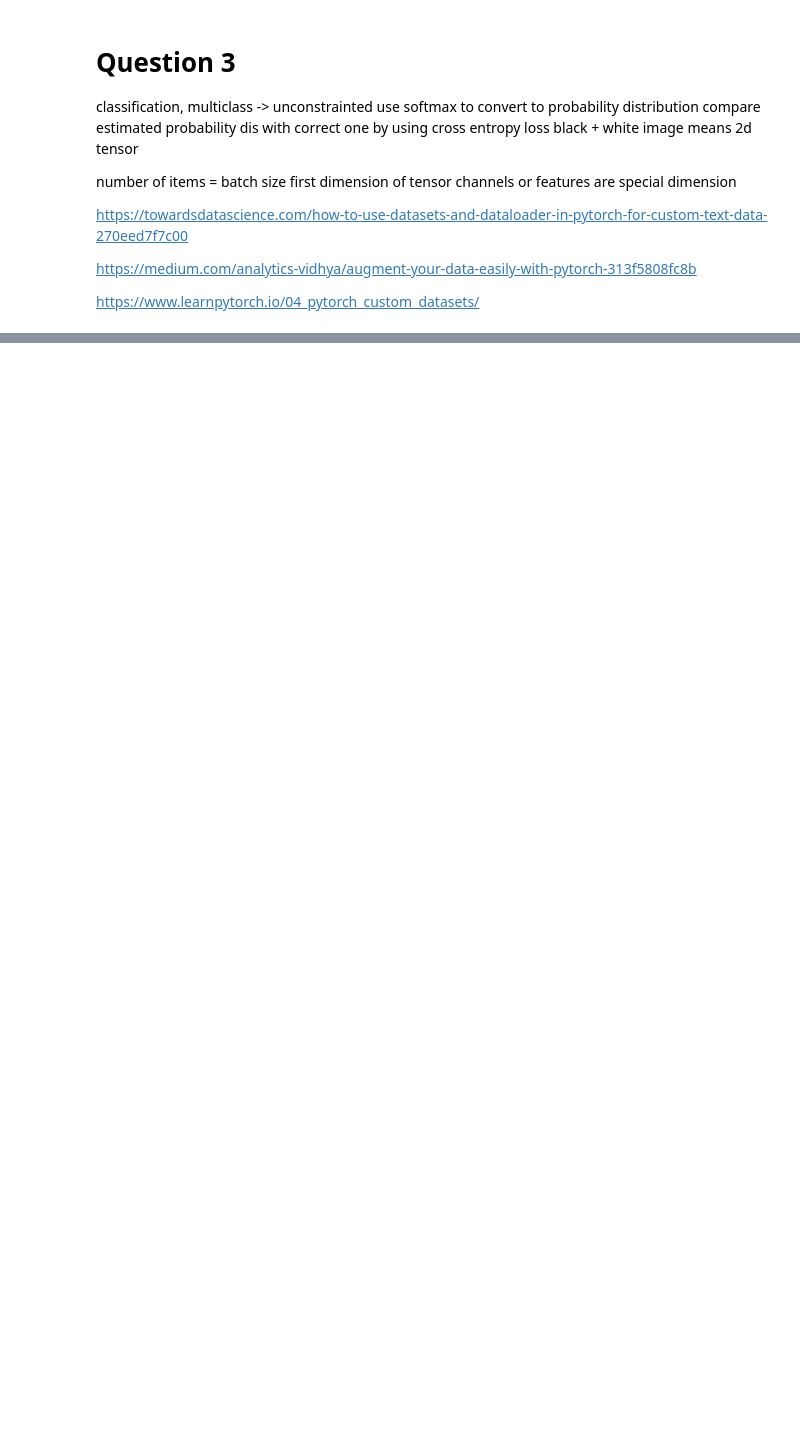
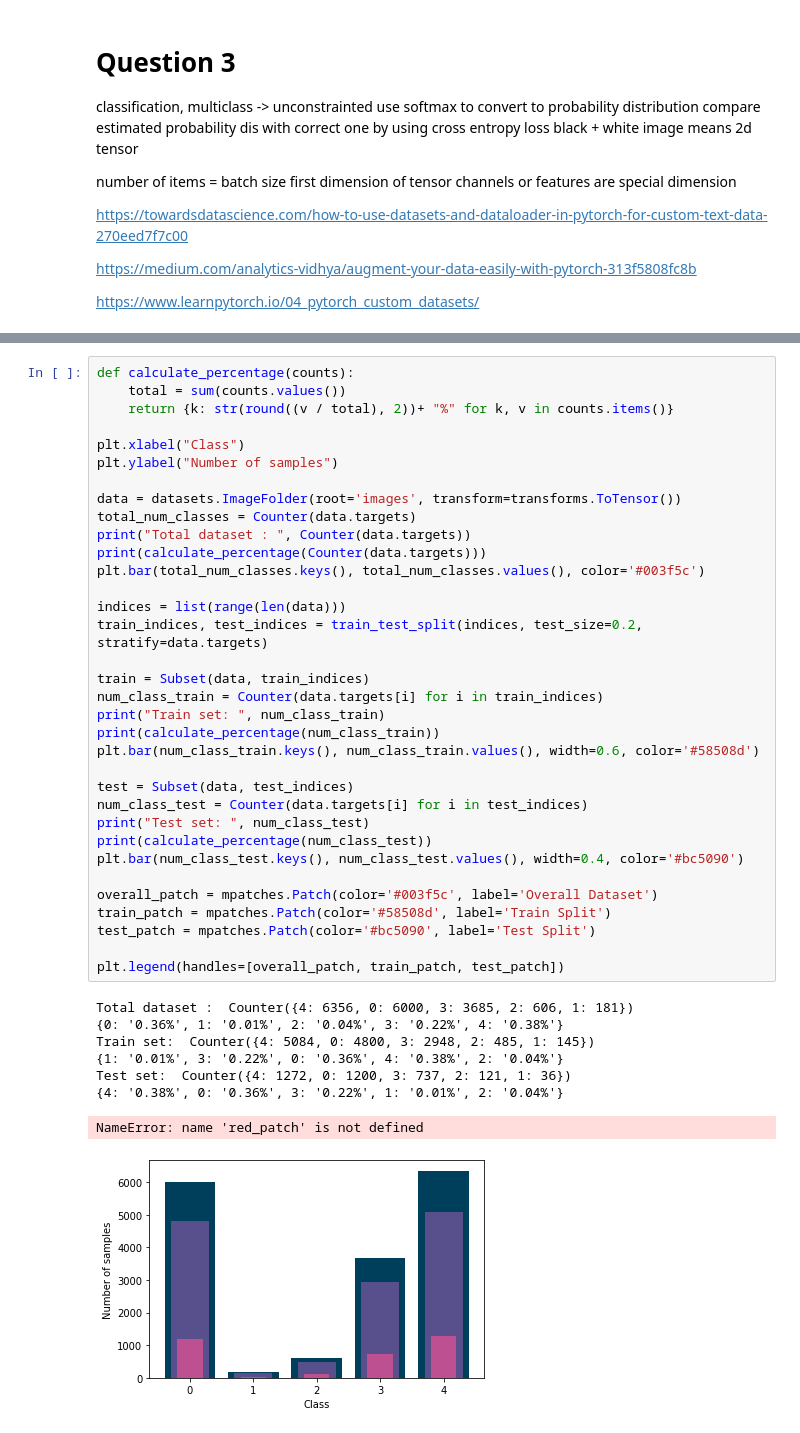
Before and after one commit to LucyIvatt/probabilistic-and-deep-learning, a Jupyter notebook: int3.ipynb, the cells around one changed output, grey strips where cells are left out. Drawn from its saved outputs; the diff is of its cells as text; blank space fills up the shorter version.

```diff
--- a/int3.ipynb
+++ b/int3.ipynb
@@ -393,0 +490,43 @@ ModuleNotFoundError: No module named 'torch'
+# %%
+def calculate_percentage(counts):
+    total = sum(counts.values())
+    return {k: str(round((v / total), 2))+ "%" for k, v in counts.items()}
+
+plt.xlabel("Class")
+plt.ylabel("Number of samples")
+
+data = datasets.ImageFolder(root='images', transform=transforms.ToTensor())
+total_num_classes = Counter(data.targets)
+print("Total dataset : ", Counter(data.targets))
+print(calculate_percentage(Counter(data.targets)))
+plt.bar(total_num_classes.keys(), total_num_classes.values(), color='#003f5c')
+
+indices = list(range(len(data)))
+train_indices, test_indices = train_test_split(indices, test_size=0.2, stratify=data.targets)
+
+train = Subset(data, train_indices)
+num_class_train = Counter(data.targets[i] for i in train_indices)
+print("Train set: ", num_class_train)
+print(calculate_percentage(num_class_train))
+plt.bar(num_class_train.keys(), num_class_train.values(), width=0.6, color='#58508d')
+
+test = Subset(data, test_indices)
+num_class_test = Counter(data.targets[i] for i in test_indices)
+print("Test set: ", num_class_test)
+print(calculate_percentage(num_class_test))
+plt.bar(num_class_test.keys(), num_class_test.values(), width=0.4, color='#bc5090')
+
+overall_patch = mpatches.Patch(color='#003f5c', label='Overall Dataset')
+train_patch = mpatches.Patch(color='#58508d', label='Train Split')
+test_patch = mpatches.Patch(color='#bc5090', label='Test Split')
+
+plt.legend(handles=[overall_patch, train_patch, test_patch])
+# %% [output]
+Total dataset :  Counter({4: 6356, 0: 6000, 3: 3685, 2: 606, 1: 181})
+{0: '0.36%', 1: '0.01%', 2: '0.04%', 3: '0.22%', 4: '0.38%'}
+Train set:  Counter({4: 5084, 0: 4800, 3: 2948, 2: 485, 1: 145})
+{1: '0.01%', 3: '0.22%', 0: '0.36%', 4: '0.38%', 2: '0.04%'}
+Test set:  Counter({4: 1272, 0: 1200, 3: 737, 2: 121, 1: 36})
+{4: '0.38%', 0: '0.36%', 3: '0.22%', 1: '0.01%', 2: '0.04%'}
+NameError: name 'red_patch' is not defined
+[figure, added]
```
Also changed, not shown: parts of 8 cells of this notebook.
